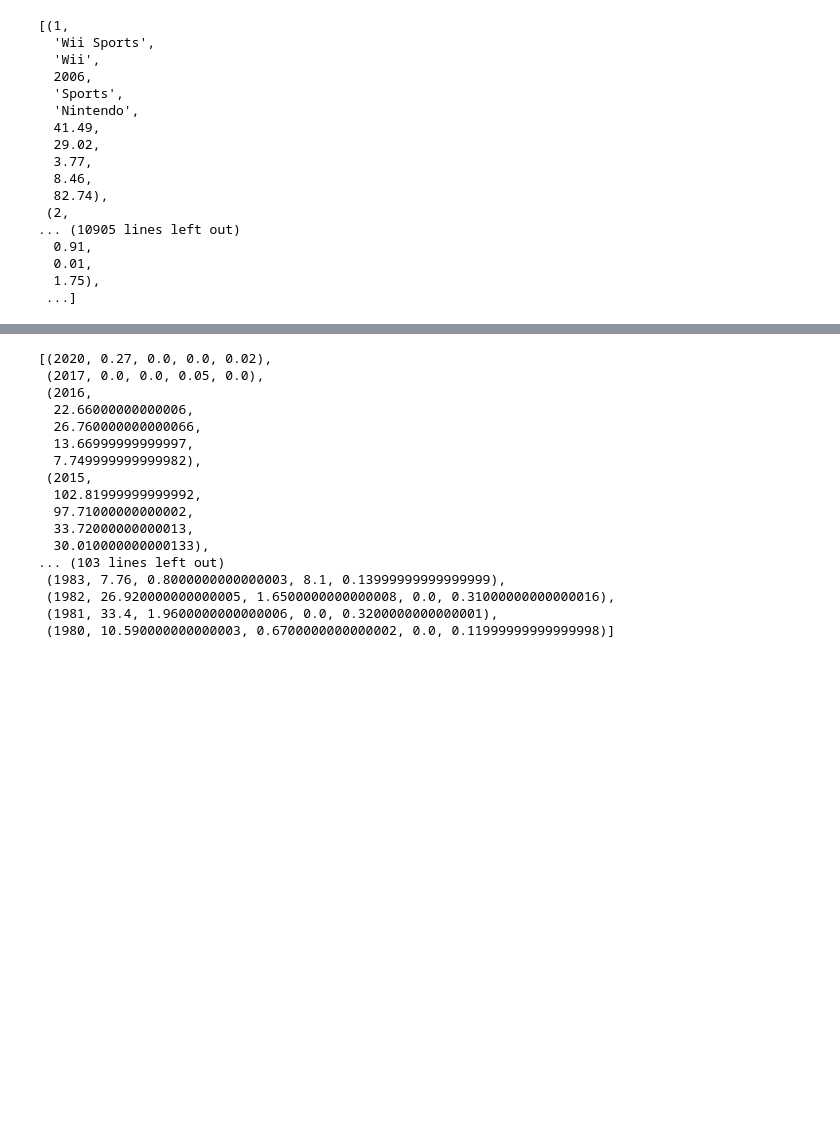
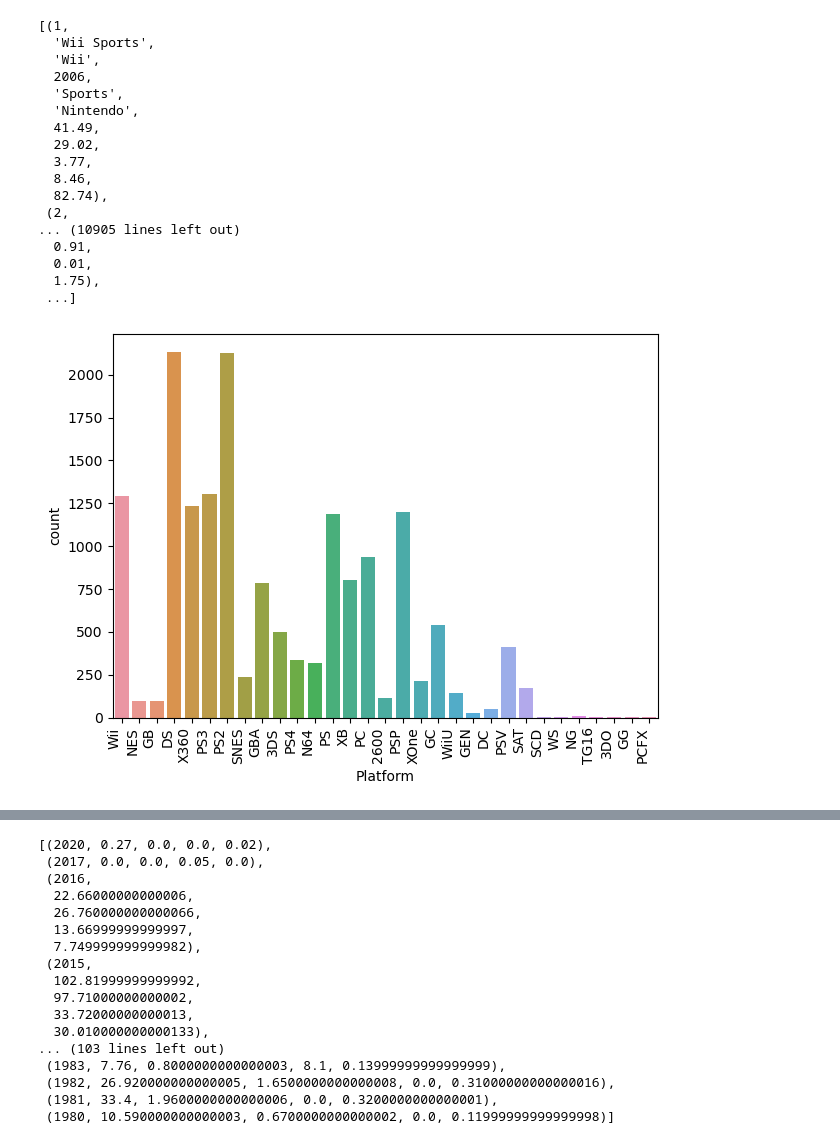
Before and after one commit to pammyshark/sql_project, a Jupyter notebook: videogame_data.ipynb, the cells around one changed output, grey strips where cells are left out. Saved outputs shown, nothing was run; the diff lists cells and outputs as text; code cells hidden in the pictures; blank space fills up the shorter version.

Commit message:
videogames_data
latest version with first graphs and some additions

```diff
--- a/videogame_data.ipynb
+++ b/videogame_data.ipynb
@@ -1,4 +1,7 @@
 # %%
+import pandas as pd
+import seaborn as sns
+import matplotlib.pyplot as plt
 import psycopg2
 
 # Connecting to the postgres database
@@ -12,6 +15,9 @@ conn = psycopg2.connect(
 
 # Open a courser to perform database operations
 cur = conn.cursor()
+
+# Starting Pandas
+videogames_df = pd.read_csv("videogame_data.csv")
 # %%
 # Showing all the data from the table
 cur.execute("""SELECT *
@@ -35,3 +41,11 @@ cur.fetchall()
   0.01,
   1.75),
  ...]
+# %%
+# 7. Most used platform of the year
+platforms = sns.countplot(x= "Platform", data = videogames_df)
+platforms.set_xticklabels(platforms.get_xticklabels(), rotation = 90, ha= "right")
+plt.tight_layout()
+plt.show()
+# %% [output]
+[figure, added]
```
Also changed, not shown: parts of 5 cells of this notebook.
